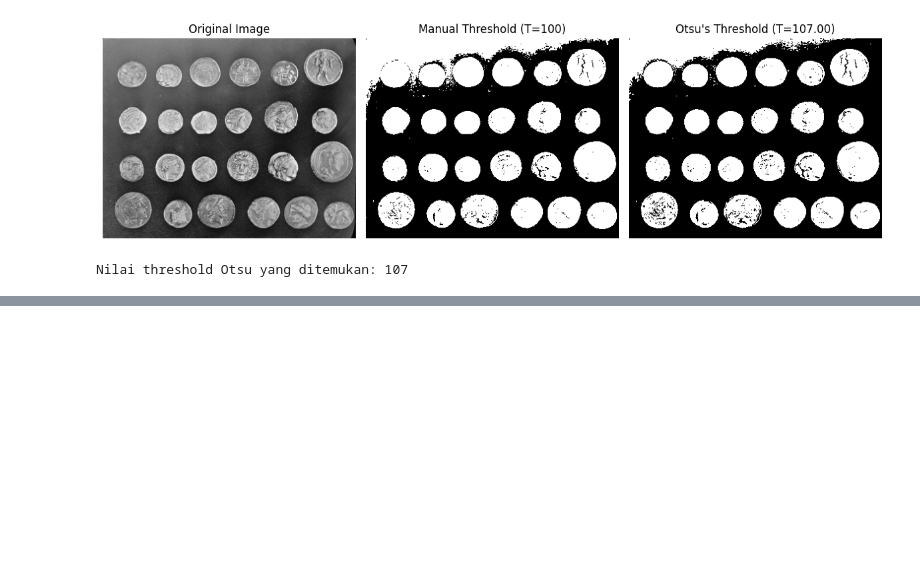
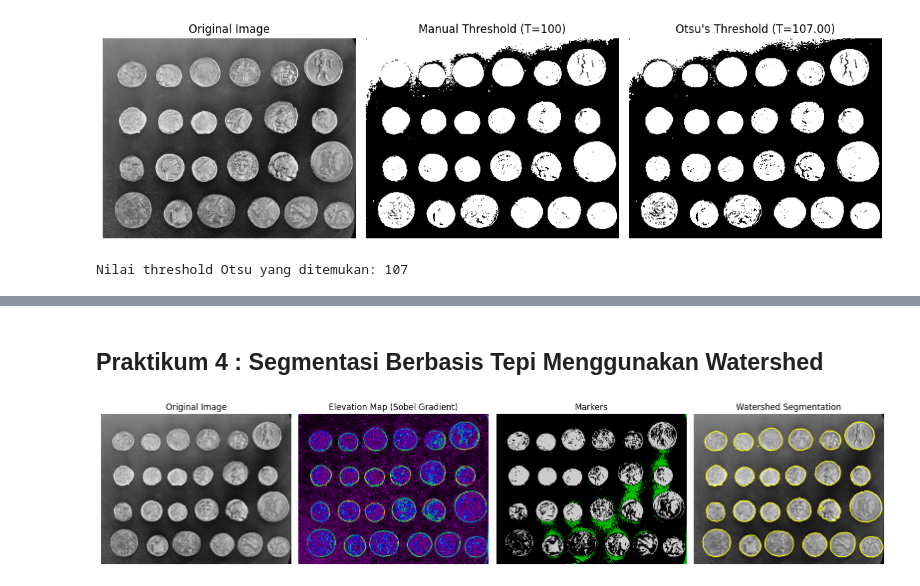
Before and after one commit to RafiArthayana/2025_Pengolahan_Citra_TI-2A, a Jupyter notebook: Jobsheet04_Pengolahan_Citra.ipynb, the cells around one changed output, grey strips where cells are left out. Saved outputs shown, nothing was run; the diff lists cells and outputs as text; code cells hidden in the pictures; blank space fills up the shorter version.

```diff
--- a/Jobsheet04_Pengolahan_Citra.ipynb
+++ b/Jobsheet04_Pengolahan_Citra.ipynb
@@ -84,0 +160,58 @@ plt.show()
+# %% [markdown]
+## Praktikum 4 : Segmentasi Berbasis Tepi Menggunakan Watershed
+# %%
+import numpy as np
+import matplotlib.pyplot as plt
+from skimage import data, filters, segmentation, morphology, measure
+from scipy import ndimage as ndi
+
+# 1. Memuat citra (contoh: coins)
+image_coins = data.coins()
+
+# 2. Hitung gradien citra (sebagai 'topografi')
+elevation_map = filters.sobel(image_coins)
+
+# 3. Tentukan marker (penanda awal untuk setiap cekungan/objek)
+#    Kita bisa menggunakan thresholding untuk mendapatkan marker kasar
+markers = np.zeros_like(image_coins)
+markers[image_coins < 30] = 1  # Marker untuk latar belakang
+markers[image_coins > 150] = 2  # Marker untuk objek (koin)
+
+# Atau gunakan marker dari local maxima (lebih canggih)
+# from skimage.feature import peak_local_max
+# image_max = ndi.maximum_filter(image_coins, size=20, mode='constant')
+# coordinates = peak_local_max(image_coins, min_distance=20)
+# markers = np.zeros(image_coins.shape, dtype=bool)
+# markers[tuple(coordinates.T)] = True
+# markers = measure.label(markers)
+
+# 4. Terapkan algoritma Watershed
+segmentation_watershed = segmentation.watershed(elevation_map, markers)
+
+# Warnai hasil segmentasi untuk visualisasi
+segmented_colored = segmentation.mark_boundaries(image_coins, segmentation_watershed)
+
+# 5. Visualisasi Hasil
+fig, axes = plt.subplots(ncols=4, figsize=(16, 4), sharex=True, sharey=True)
+ax = axes.ravel()
+
+ax[0].imshow(image_coins, cmap=plt.cm.gray)
+ax[0].set_title('Original Image')
+ax[0].axis('off')
+
+ax[1].imshow(elevation_map, cmap=plt.cm.nipy_spectral)
+ax[1].set_title('Elevation Map (Sobel Gradient)')
+ax[1].axis('off')
+
+ax[2].imshow(markers, cmap=plt.cm.nipy_spectral)
+ax[2].set_title('Markers')
+ax[2].axis('off')
+
+ax[3].imshow(segmented_colored)
+ax[3].set_title('Watershed Segmentation')
+ax[3].axis('off')
+
+plt.tight_layout()
+plt.show()
+# %% [output]
+[figure, added]
```
Also changed, not shown: parts of 8 cells of this notebook.
